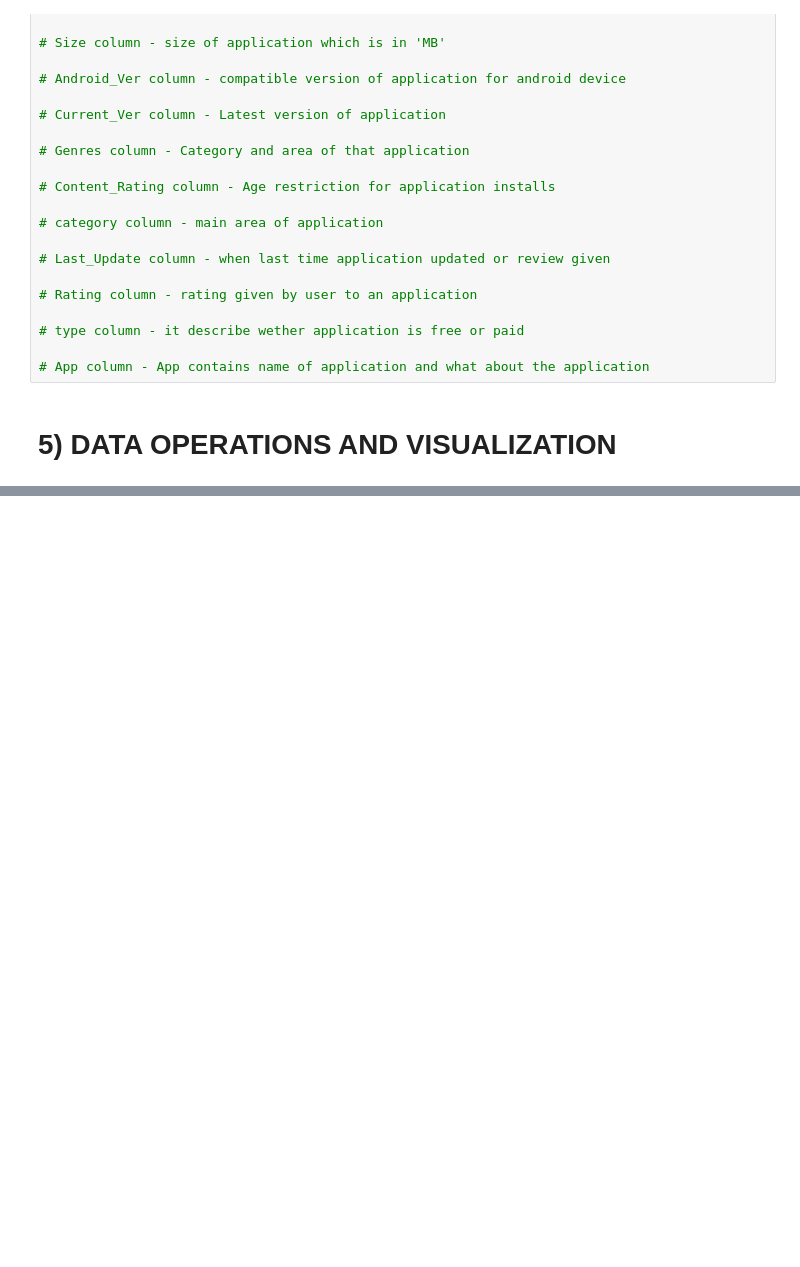
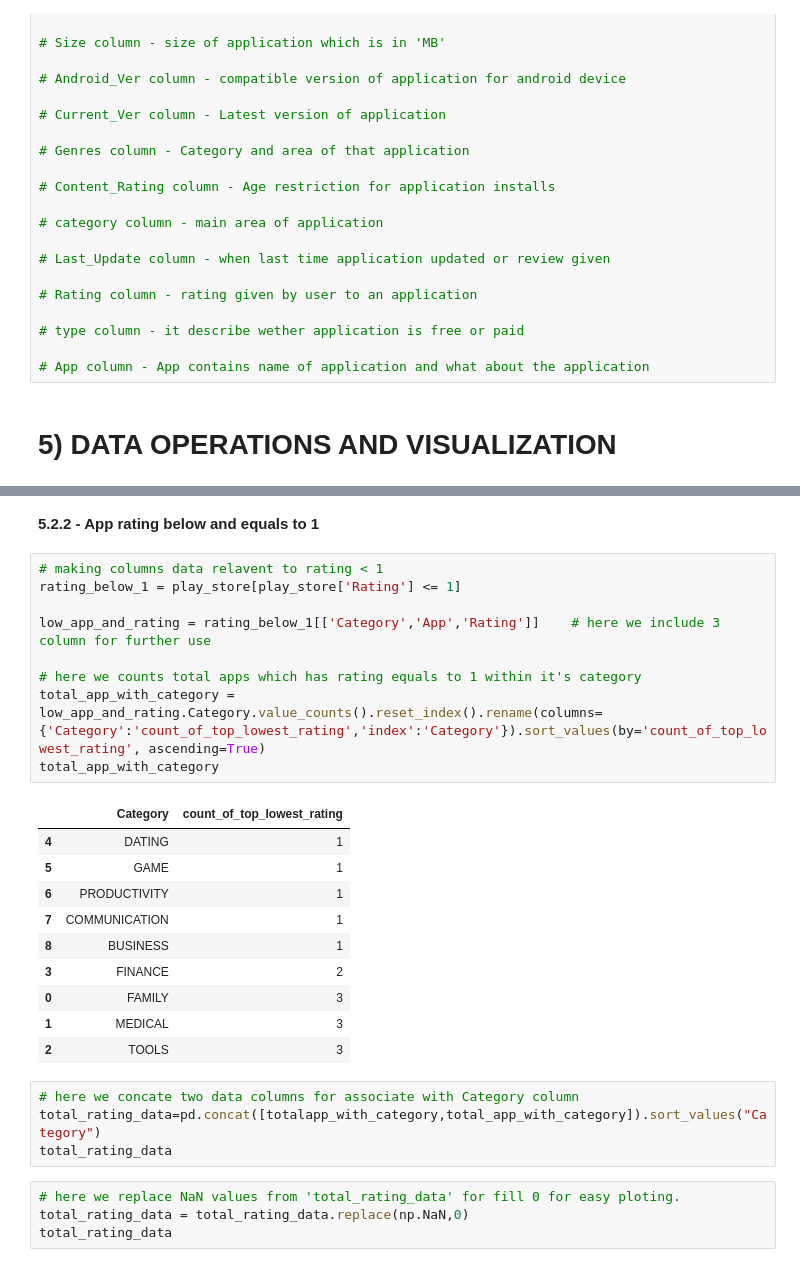
Before and after one commit to kuldip-datascience/Play_store_eda, a Jupyter notebook: Kuldip_parmar.ipynb, the cells around one changed output, grey strips where cells are left out. Cells and saved outputs as stored; diff of their text form; blank space fills up the shorter version.

```diff
--- a/Kuldip_parmar.ipynb
+++ b/Kuldip_parmar.ipynb
@@ -766,0 +841,32 @@ memory usage: 782.4+ KB
+# %% [markdown]
+
+
+**5.2.2 -  App rating below and equals to 1**
+# %%
+# making columns data relavent to rating < 1
+rating_below_1 = play_store[play_store['Rating'] <= 1]
+
+low_app_and_rating = rating_below_1[['Category','App','Rating']]    # here we include 3 column for further use
+
+# here we counts total apps which has rating equals to 1 within it's category
+total_app_with_category = low_app_and_rating.Category.value_counts().reset_index().rename(columns={'Category':'count_of_top_lowest_rating','index':'Category'}).sort_values(by='count_of_top_lowest_rating', ascending=True)
+total_app_with_category
+# %% [output]
+|  | Category | count_of_top_lowest_rating |
+| 4 | DATING | 1 |
+| 5 | GAME | 1 |
+| 6 | PRODUCTIVITY | 1 |
+| 7 | COMMUNICATION | 1 |
+| 8 | BUSINESS | 1 |
+| 3 | FINANCE | 2 |
+| 0 | FAMILY | 3 |
+| 1 | MEDICAL | 3 |
+| 2 | TOOLS | 3 |
+# %%
+# here we concate two data columns for associate with Category column
+total_rating_data=pd.concat([totalapp_with_category,total_app_with_category]).sort_values("Category")
+total_rating_data
+# %%
+# here we replace NaN values from 'total_rating_data' for fill 0 for easy ploting.
+total_rating_data = total_rating_data.replace(np.NaN,0)
+total_rating_data
```
Also changed, not shown: parts of 13 cells of this notebook.
